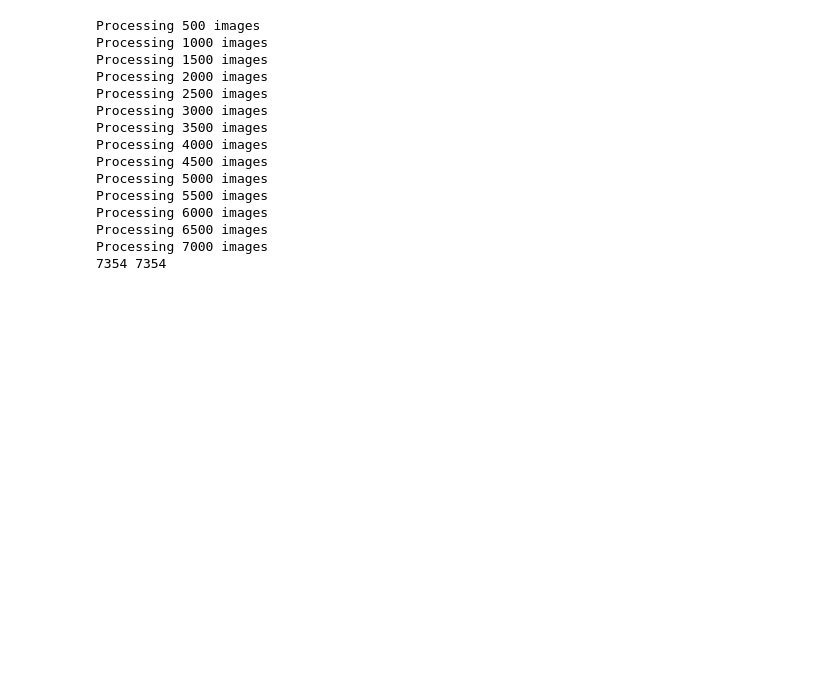
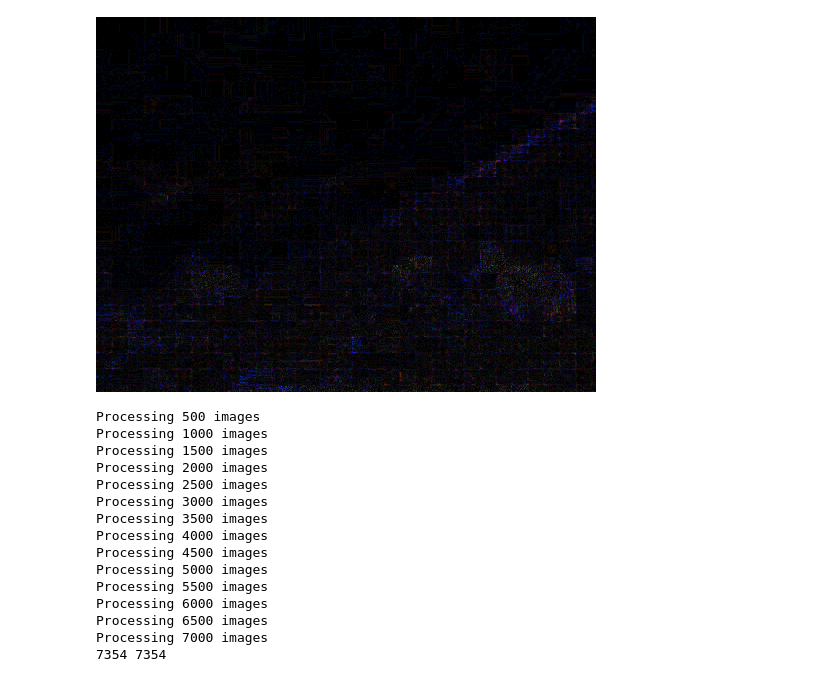
Before and after one commit to longlong892001/longlong892001, a Jupyter notebook: forgery.ipynb, the cells around one changed output. Cells and saved outputs as stored; diff of their text form; code cells hidden in the pictures; blank space fills up the shorter version.

```diff
--- a/forgery.ipynb
+++ b/forgery.ipynb
@@ -50,3 +64,7 @@ def prepare_image(image_path):
+# %%
+convert_to_ela_image(fake_image_path, 90)
+# %% [output]
+[figure, added]
 # %%
 X = [] # ELA converted images
 Y = [] #
```
Also changed, not shown: parts of 11 cells of this notebook.
